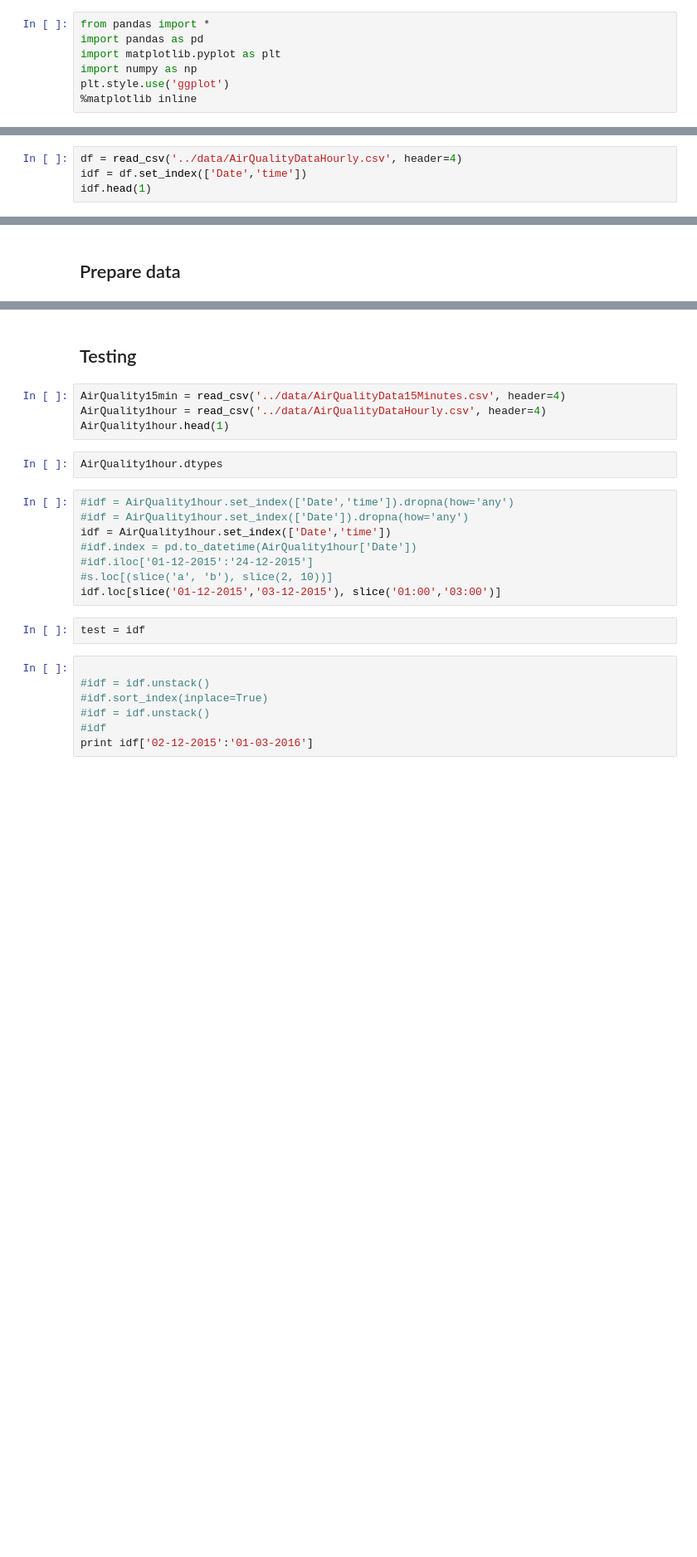
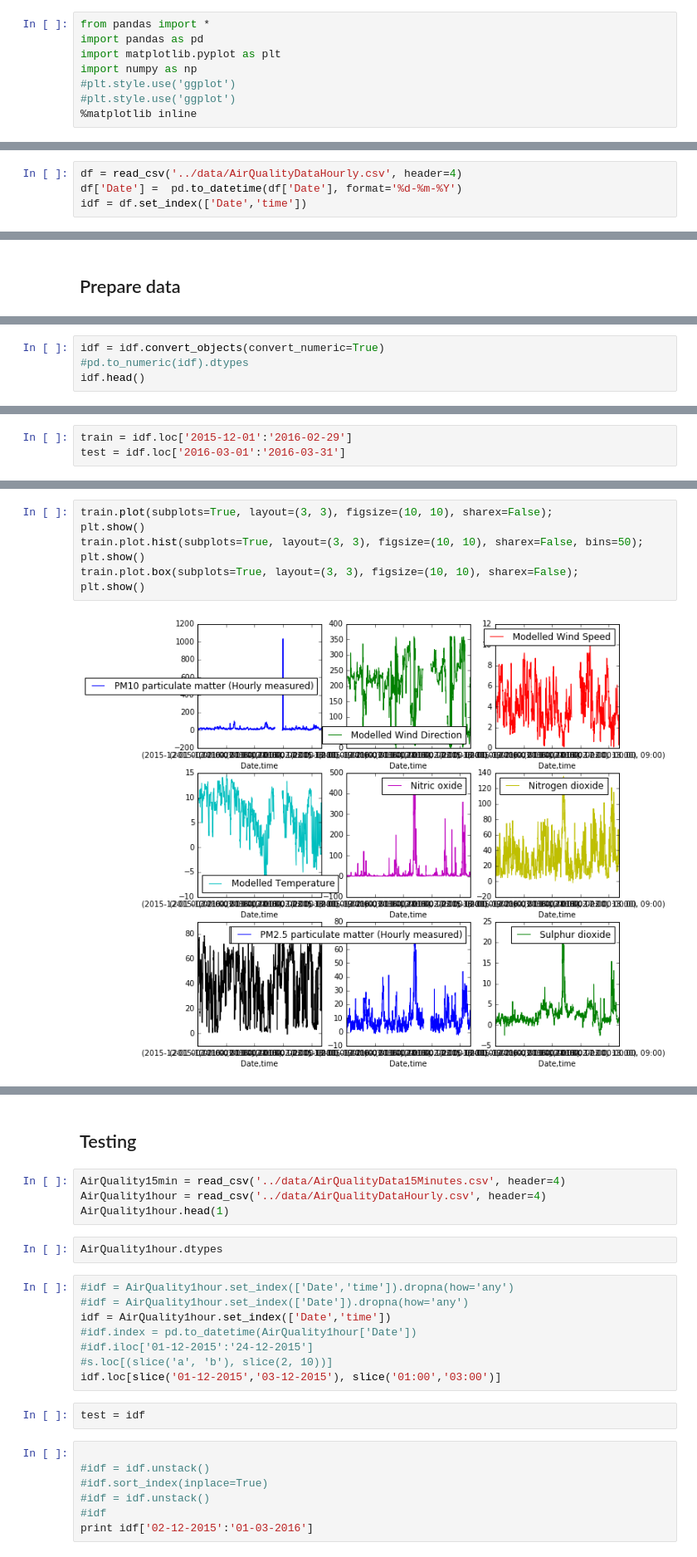
Before and after one commit to tnygren/Jupyter-Notebooks, a Jupyter notebook: Project One - Air Quality.ipynb, the cells around one changed output, grey strips where cells are left out. Shown: that part at 83% size. Drawn from its saved outputs; the diff is of its cells as text; blank space fills up the shorter version.

Commit message:
Jaettu train ja test setit

```diff
--- a/Project One - Air Quality.ipynb
+++ b/Project One - Air Quality.ipynb
@@ -3,7 +3,8 @@ from pandas import *
 import pandas as pd
 import matplotlib.pyplot as plt
 import numpy as np
-plt.style.use('ggplot')
+#plt.style.use('ggplot')
+#plt.style.use('ggplot')
 %matplotlib inline
 # %% [markdown]
 ## Read Dataset 2: London Kensington
@@ -14,5 +15,5 @@ Nitrogen dioxide = Typpidioksidi
 Ozone = Otsoni
 # %%
 df = read_csv('../data/AirQualityDataHourly.csv', header=4)
+df['Date'] =  pd.to_datetime(df['Date'], format='%d-%m-%Y')
 idf = df.set_index(['Date','time'])
-idf.head(1)
@@ -149,0 +24,4 @@ foobar.sortlevel(level=0).loc['01-12-2015':'03-12-2015']
+# %%
+idf = idf.convert_objects(convert_numeric=True)
+#pd.to_numeric(idf).dtypes
+idf.head()
@@ -149,0 +38,3 @@ foobar.sortlevel(level=0).loc['01-12-2015':'03-12-2015']
+# %%
+train = idf.loc['2015-12-01':'2016-02-29']
+test = idf.loc['2016-03-01':'2016-03-31']
@@ -149,0 +43,9 @@ foobar.sortlevel(level=0).loc['01-12-2015':'03-12-2015']
+# %%
+train.plot(subplots=True, layout=(3, 3), figsize=(10, 10), sharex=False);
+plt.show()
+train.plot.hist(subplots=True, layout=(3, 3), figsize=(10, 10), sharex=False, bins=50);
+plt.show()
+train.plot.box(subplots=True, layout=(3, 3), figsize=(10, 10), sharex=False);
+plt.show()
+# %% [output]
+[figure, added]
```
Also changed, not shown: parts of 20 cells of this notebook.
